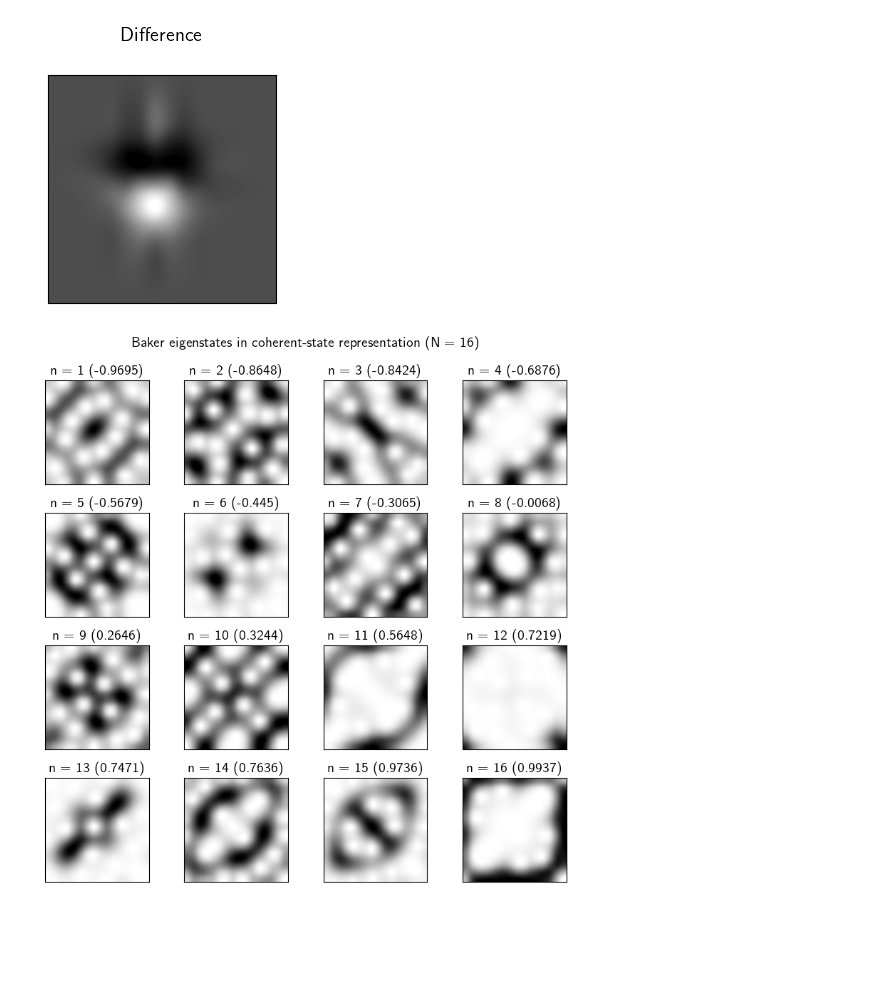
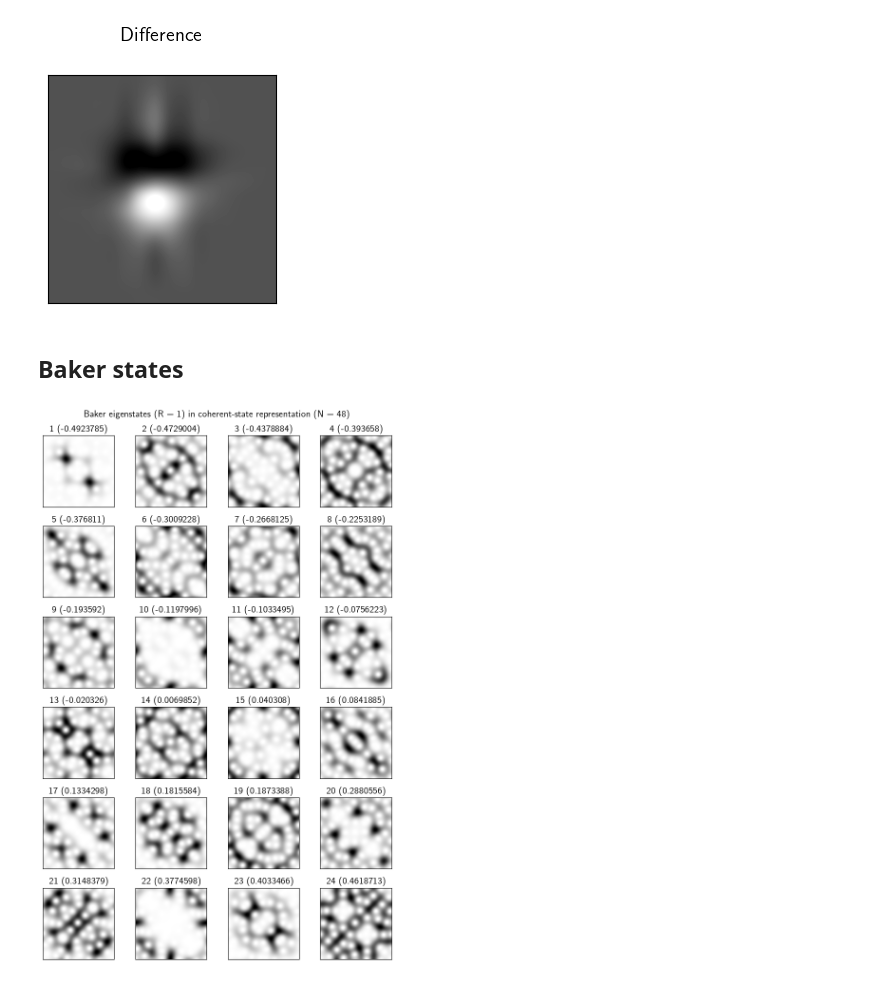
Before and after one commit to IBArbitrary/qbm, a Jupyter notebook: qbm-nb.ipynb, the cells around one changed output. Saved outputs shown, nothing was run; the diff lists cells and outputs as text; code cells hidden in the pictures; blank space fills up the shorter version.

```diff
--- a/qbm-nb.ipynb
+++ b/qbm-nb.ipynb
@@ -66,7 +32,7 @@ def baker_states_pq(s: QBM):
     s.gen_baker_states()
     b_st = s.baker_states["evecs"]
     b_pqs = []
-    for _ in range(N):
+    for _ in tqdm(range(N)):
         atemp = np.zeros((N, N))
         for p in range(N):
             for q in range(N):
@@ -102,28 +68,37 @@ def plot_harper_states(
     plt.show()
 # %%
 def plot_baker_states(
-    bpqs, bvals, nc :int = 4,
+    bpqs, bquasi, bpars, par = 1, nc :int = 4,
     interp='spline16', cmap='hot'
     ):
-    N = len(bvals)
+    Norig = len(bpqs)
+    N = np.count_nonzero(bpars == par)
     if N % nc:
         nr = (N // nc) + 1
     else:
         nr = N // nc
     fig, axes = plt.subplots(nr, nc, figsize=(nc*2, nr*2))
+
+    parray = np.array([par]*len(bpars))
+    parfilter = (bpars == parray)
+    bpqspar_ = np.array(bpqs)[parfilter]
+    bquasipar = bquasi[parfilter]
+    idx = bquasipar.argsort()
+    bquasipar = bquasipar[idx]
+    bpqspar = bpqspar_[idx]
     ind = 1
     for i in range(nr):
         for j in range(nc):
             if ind > N:
                 axes[i, j].axis('off')
-                break
-            axes[i, j].set_title(f"n = {ind} ({np.round(bvals[ind-1].real, 4)})", pad = 0.5, y = 2)
-            axes[i, j].matshow(bpqs[ind-1], interpolation=interp, cmap=cmap)
+                continue
+            axes[i, j].set_title(f"{ind} ({np.round(bquasipar[ind-1], 7)})", pad = 0.5, y = 2)
+            axes[i, j].matshow(bpqspar[ind-1], interpolation=interp, cmap=cmap)
             ind += 1
     for ax in axes.ravel():
         # ax.set_axis_off()
         ax.set_xticks([])
         ax.set_yticks([])
-    plt.suptitle(f'Baker eigenstates in coherent-state representation (N = {N})')
+    plt.suptitle(f'Baker eigenstates (R = {par}) in coherent-state representation (N = {Norig})')
     plt.tight_layout()
     plt.show()
@@ -280,9 +333,14 @@ plt.tight_layout()
 plt.show()
 # %% [output]
 [figure]
+# %% [markdown]
+## Baker states
+# %%
+N = 48
+s2 = QBM(N)
 # %%
-bs = baker_states_pq(s)
+bs = baker_states_pq(s2)
 # %%
-plot_baker_states(*bs, cmap="binary")
+plot_baker_states(bs[0], s2.baker_states['qenergy'], s2.baker_states['parities'], 1, cmap="binary")
 # %% [output]
-[figure, old version]
+[figure, new version]
```
Also changed, not shown: parts of 23 cells of this notebook, 4 other files.
